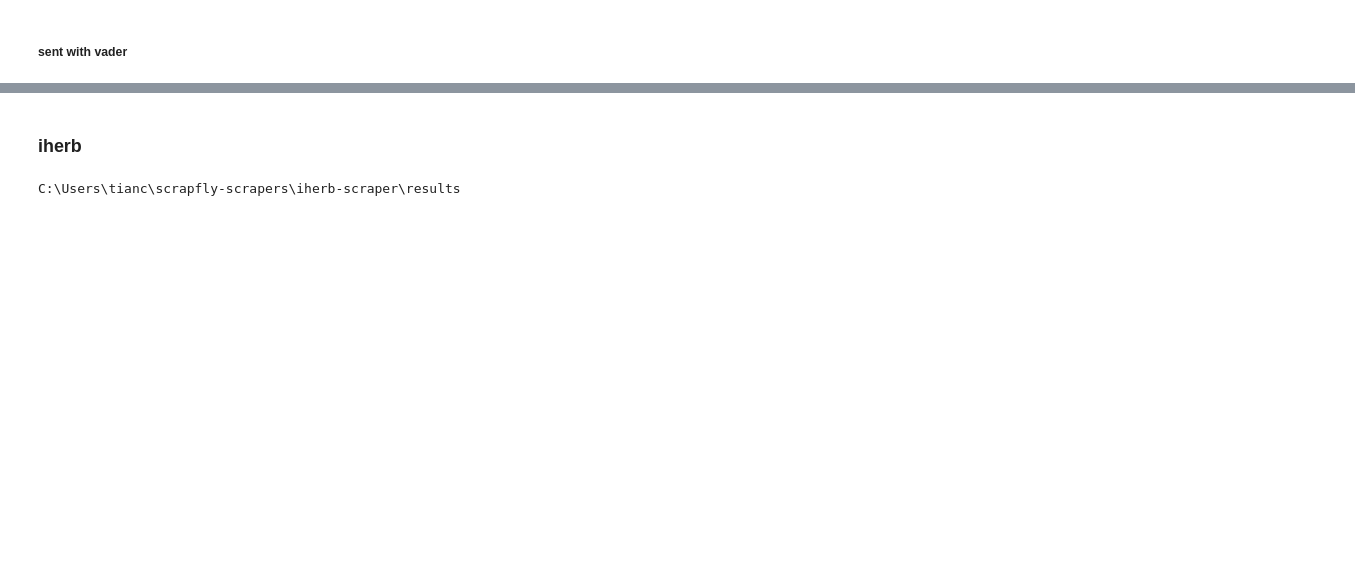
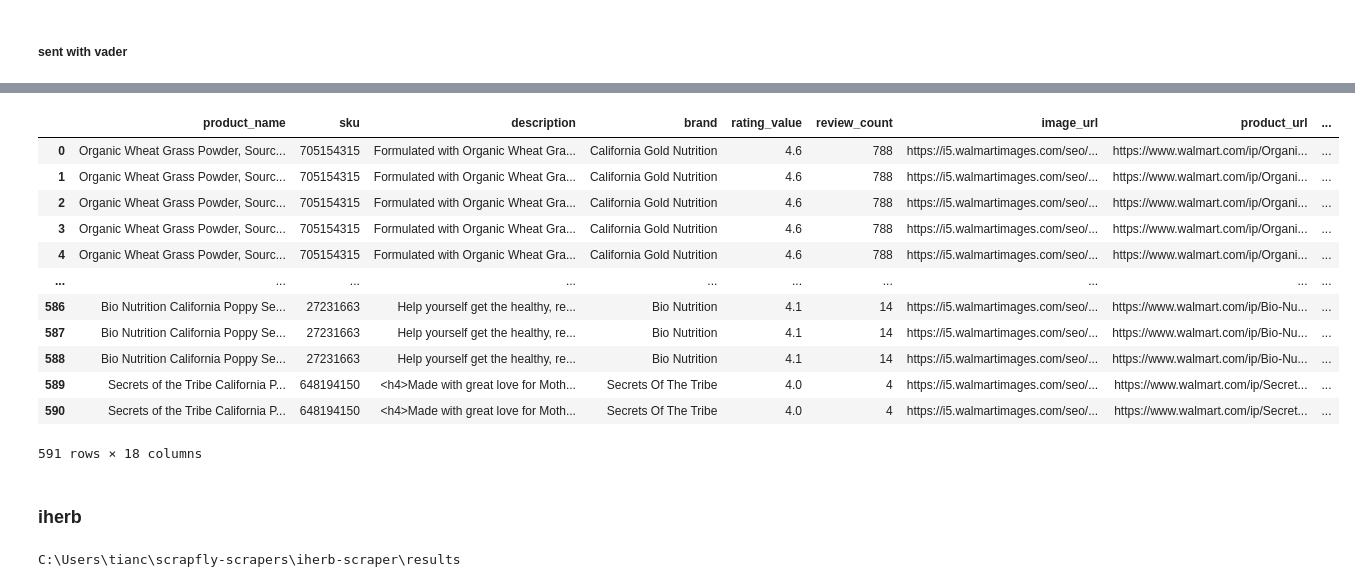
Before and after one commit to TLI2958/scrapfly-scrapers, a Jupyter notebook: etsy-scraper/results/read_res.ipynb, the cells around one changed output, grey strips where cells are left out. Drawn from its saved outputs; the diff is of its cells as text; code cells hidden in the pictures; blank space fills up the shorter version.

```diff
--- a/etsy-scraper/results/read_res.ipynb
+++ b/etsy-scraper/results/read_res.ipynb
@@ -698,3 +701,19 @@ fig.savefig('sentiment_distribution.png', dpi = 300)
+# %%
+file
+# %% [output]
+|  | product_name | sku | description | brand | rating_value | review_count | image_url | product_url | ... |
+| 0 | Organic Wheat Grass Powder, Sourc... | 705154315 | Formulated with Organic Wheat Gra... | California Gold Nutrition | 4.6 | 788 | https://i5.walmartimages.com/seo/... | https://www.walmart.com/ip/Organi... | ... |
+| 1 | Organic Wheat Grass Powder, Sourc... | 705154315 | Formulated with Organic Wheat Gra... | California Gold Nutrition | 4.6 | 788 | https://i5.walmartimages.com/seo/... | https://www.walmart.com/ip/Organi... | ... |
+| 2 | Organic Wheat Grass Powder, Sourc... | 705154315 | Formulated with Organic Wheat Gra... | California Gold Nutrition | 4.6 | 788 | https://i5.walmartimages.com/seo/... | https://www.walmart.com/ip/Organi... | ... |
+| 3 | Organic Wheat Grass Powder, Sourc... | 705154315 | Formulated with Organic Wheat Gra... | California Gold Nutrition | 4.6 | 788 | https://i5.walmartimages.com/seo/... | https://www.walmart.com/ip/Organi... | ... |
+| 4 | Organic Wheat Grass Powder, Sourc... | 705154315 | Formulated with Organic Wheat Gra... | California Gold Nutrition | 4.6 | 788 | https://i5.walmartimages.com/seo/... | https://www.walmart.com/ip/Organi... | ... |
+| ... | ... | ... | ... | ... | ... | ... | ... | ... | ... |
+| 586 | Bio Nutrition California Poppy Se... | 27231663 | Help yourself get the healthy, re... | Bio Nutrition | 4.1 | 14 | https://i5.walmartimages.com/seo/... | https://www.walmart.com/ip/Bio-Nu... | ... |
+| 587 | Bio Nutrition California Poppy Se... | 27231663 | Help yourself get the healthy, re... | Bio Nutrition | 4.1 | 14 | https://i5.walmartimages.com/seo/... | https://www.walmart.com/ip/Bio-Nu... | ... |
+| 588 | Bio Nutrition California Poppy Se... | 27231663 | Help yourself get the healthy, re... | Bio Nutrition | 4.1 | 14 | https://i5.walmartimages.com/seo/... | https://www.walmart.com/ip/Bio-Nu... | ... |
+| 589 | Secrets of the Tribe California P... | 648194150 | <h4>Made with great love for Moth... | Secrets Of The Tribe | 4.0 | 4 | https://i5.walmartimages.com/seo/... | https://www.walmart.com/ip/Secret... | ... |
+| 590 | Secrets of the Tribe California P... | 648194150 | <h4>Made with great love for Moth... | Secrets Of The Tribe | 4.0 | 4 | https://i5.walmartimages.com/seo/... | https://www.walmart.com/ip/Secret... | ... |
+591 rows × 18 columns
 # %% [markdown]
 ### iherb
 # %%
```
Also changed, not shown: parts of 17 cells of this notebook, 31 other files.
